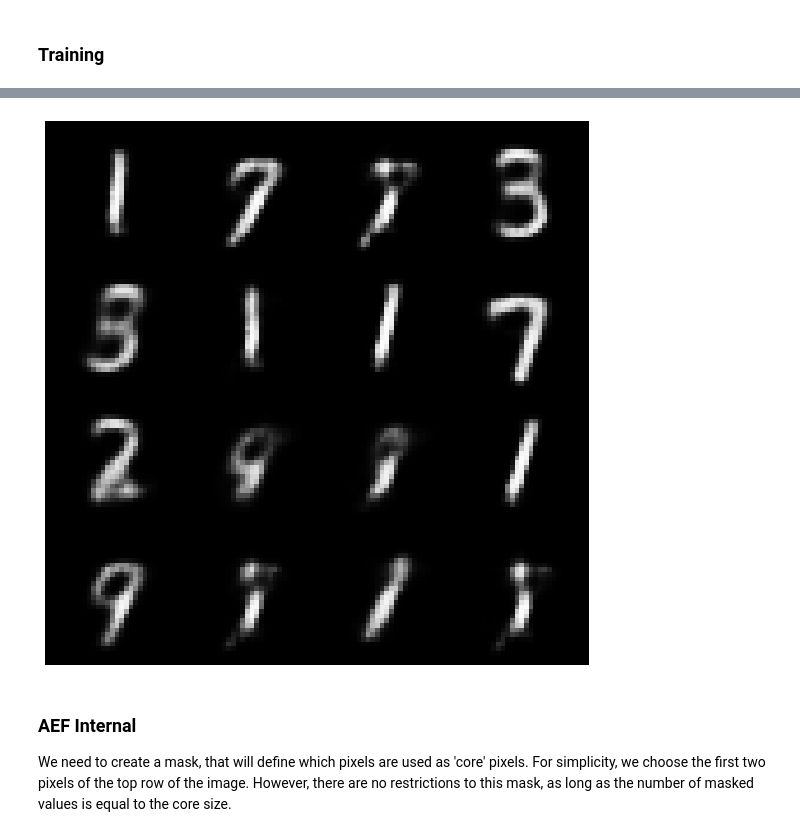
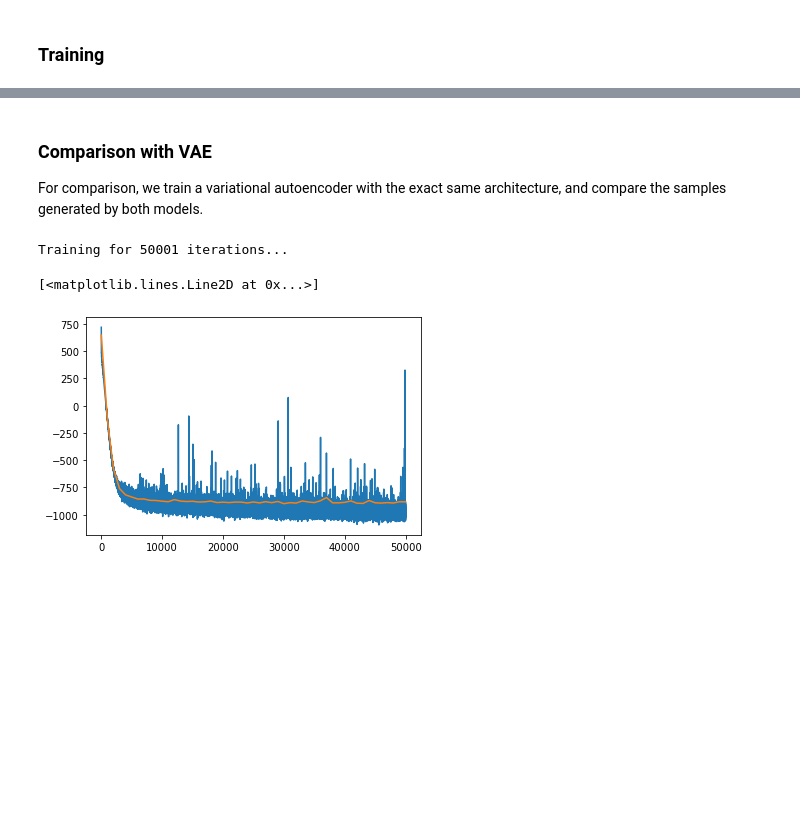
Before and after one commit to gisilvs/AEF, a Jupyter notebook: notebook.ipynb, the cells around one changed output, grey strips where cells are left out. Saved outputs shown, nothing was run; the diff lists cells and outputs as text; code cells hidden in the pictures; blank space fills up the shorter version.

```diff
--- a/notebook.ipynb
+++ b/notebook.ipynb
@@ -118,8 +133,0 @@ Test log-likelihood: -3010.1556314584163
-# %%
-fig = plot_samples(aef, img_shape, n_rows=4, n_cols=4)
-plt.show()
-# %% [output]
-[figure, removed]
-# %% [markdown]
-### AEF Internal
-We need to create a mask, that will define which pixels are used as 'core' pixels. For simplicity, we choose the first two pixels of the top row of the image. However, there are no restrictions to this mask, as long as the number of masked values is equal to the core size.
@@ -130,0 +134,69 @@ aef = InternalAEF(encoder, decoder, core_encoder, prior_flow, mask, preprocessin
+# %% [markdown]
+### Comparison with VAE
+For comparison, we train a variational autoencoder with the exact same architecture, and compare the samples generated by both models.
+# %%
+encoder = ConvolutionalEncoderSmall(hidden_channels, img_shape, latent_dims)
+decoder = IndependentVarianceDecoderSmall(hidden_channels, img_shape, latent_dims)
+
+flow_features = 256
+num_layers = 4
+core_encoder = get_masked_autoregressive_transform(features=latent_dims, hidden_features=flow_features, num_layers=num_layers,
+                                                   num_blocks_per_layer=2, act_norm_between_layers=True, is_inverse=True)
+
+prior_flow = get_masked_autoregressive_transform(features=latent_dims, hidden_features=flow_features, num_layers=num_layers,
+                                                   num_blocks_per_layer=2, act_norm_between_layers=True)
+
+preprocessing_layers = [InverseTransform(AffineTransform(alpha, 1 - 2 * alpha)), Sigmoid(),
+                           ActNorm(img_shape[0])]
+vae = ExtendedVAE(encoder, decoder, core_encoder, prior_flow)
+vae = vae.to(device)
+# %%
+optimizer = torch.optim.Adam(params=vae.parameters(), lr=1e-3)
+
+n_iterations = 50001
+stop = False
+
+losses = []
+validation_losses = []
+validate_every_n_iterations = 1000
+
+stop = False
+n_iterations_done = 0
+print(f'Training for {n_iterations} iterations...')
+while not stop:
+    for image_batch, _ in train_dataloader:
+        image_batch = dequantize(image_batch)
+        image_batch = image_batch.to(device)
+
+        loss = torch.mean(vae.loss_function(image_batch))
+        losses.append(loss.item())
+        optimizer.zero_grad()
+        loss.backward()
+
+        optimizer.step()
+
+        if (n_iterations_done % validate_every_n_iterations) == 0:
+            vae.eval()
+
+            with torch.no_grad():
+                val_batch_losses = np.zeros((len(validation_dataloader), ))
+
+                for val_batch_idx, (validation_batch, _) in enumerate(validation_dataloader):
+                        validation_batch = dequantize(validation_batch)
+                        validation_batch = validation_batch.to(device)
+                        loss = torch.mean(vae.loss_function(validation_batch))
+                        val_batch_losses[val_batch_idx] = loss.item()
+
+                validation_losses.append(val_batch_losses.mean())
+
+        vae.train()
+        n_iterations_done += 1
+        if n_iterations_done >= n_iterations:
+            stop = True
+            break
+plt.plot(range(n_iterations), losses)
+plt.plot(range(0, n_iterations, validate_every_n_iterations), validation_losses)
+# %% [output]
+Training for 50001 iterations...
+[<matplotlib.lines.Line2D at 0x...>]
+[figure, added]
```
Also changed, not shown: parts of 13 cells of this notebook, 1 other file.
